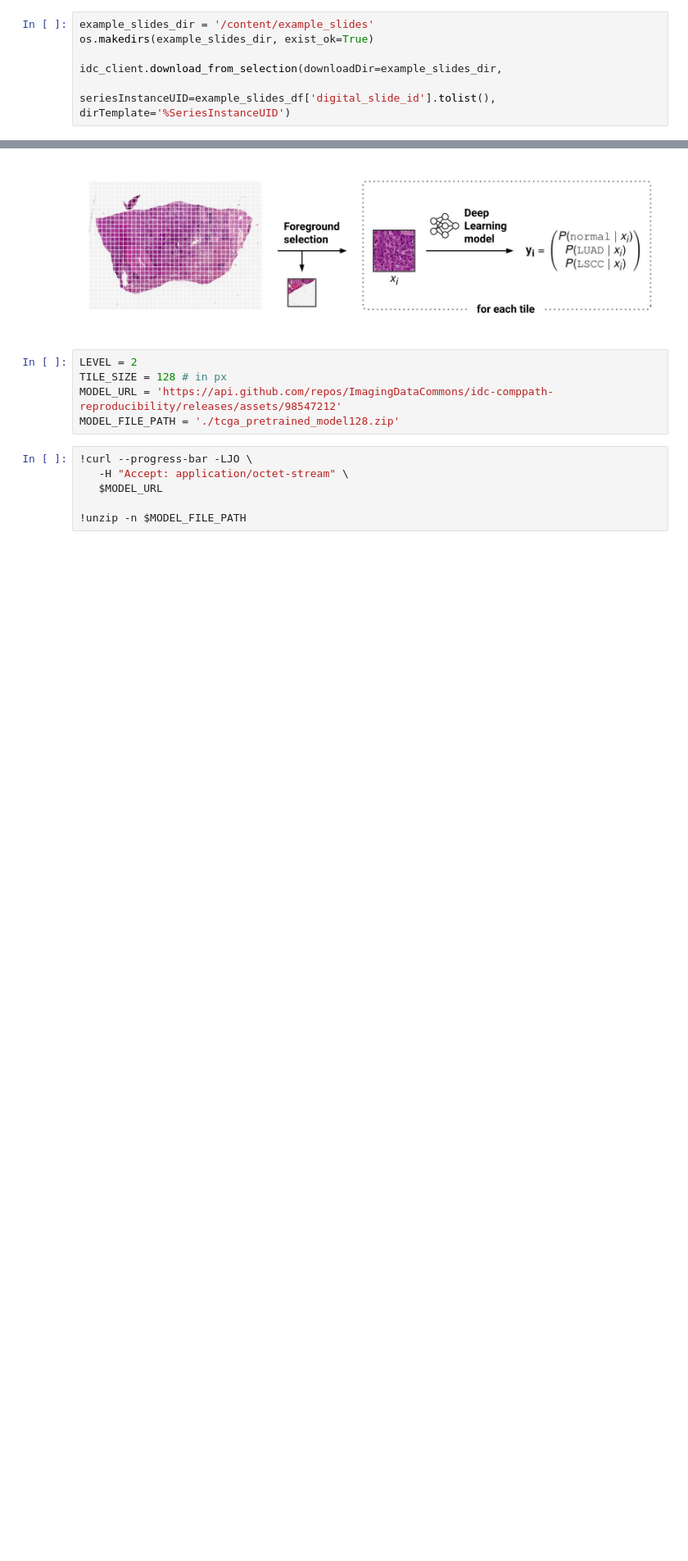
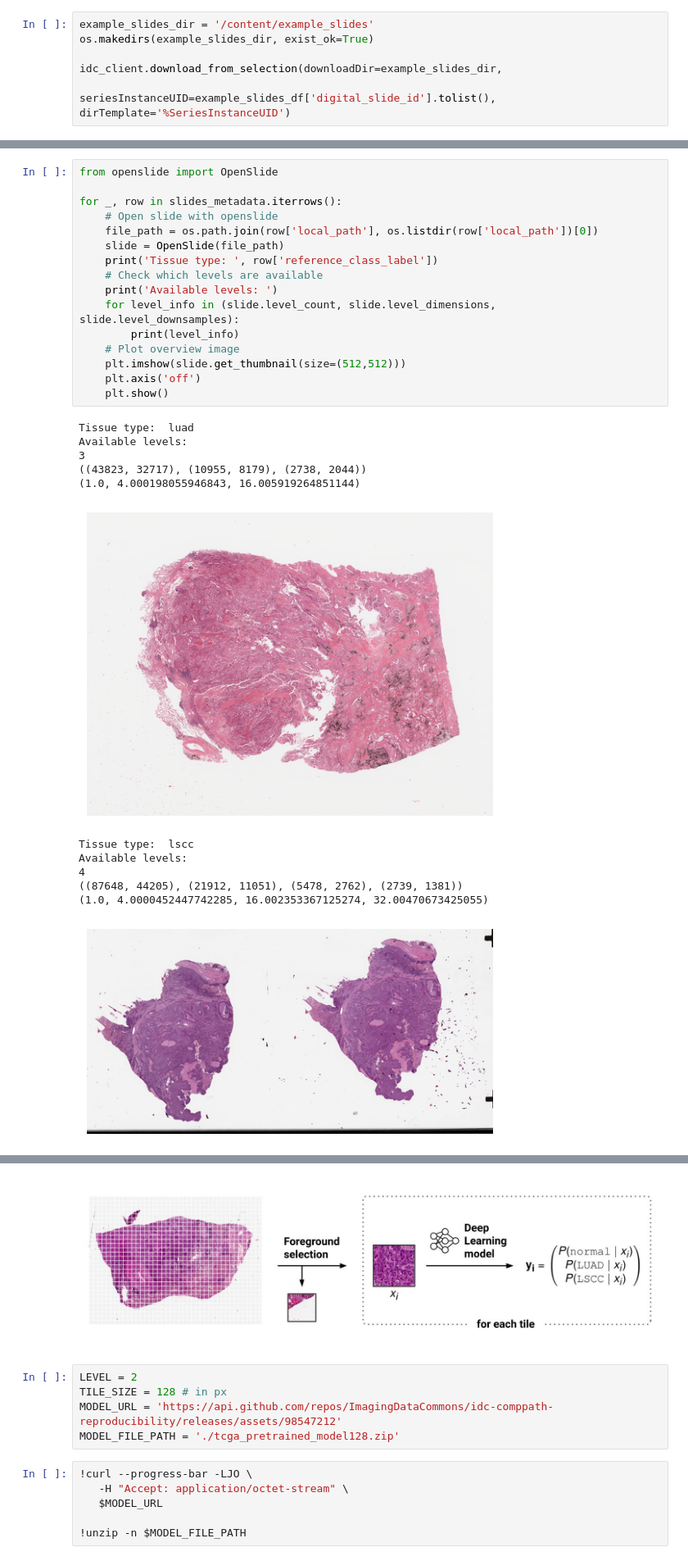
Before and after one commit to ImagingDataCommons/isbi_tutorial_2024, a Jupyter notebook: ISBI_2024_hands_on.ipynb, the cells around one changed output, grey strips where cells are left out. Shown at 82% size. Drawn from its saved outputs; the diff is of its cells as text; blank space fills up the shorter version.

```diff
--- a/ISBI_2024_hands_on.ipynb
+++ b/ISBI_2024_hands_on.ipynb
@@ -119,0 +165,29 @@ for _, row in slides_metadata.iterrows():
+# %%
+from openslide import OpenSlide
+
+for _, row in slides_metadata.iterrows():
+    # Open slide with openslide
+    file_path = os.path.join(row['local_path'], os.listdir(row['local_path'])[0])
+    slide = OpenSlide(file_path)
+    print('Tissue type: ', row['reference_class_label'])
+    # Check which levels are available
+    print('Available levels: ')
+    for level_info in (slide.level_count, slide.level_dimensions, slide.level_downsamples):
+        print(level_info)
+    # Plot overview image
+    plt.imshow(slide.get_thumbnail(size=(512,512)))
+    plt.axis('off')
+    plt.show()
+# %% [output]
+Tissue type:  luad
+Available levels:
+3
+((43823, 32717), (10955, 8179), (2738, 2044))
+(1.0, 4.000198055946843, 16.005919264851144)
+[figure, added]
+Tissue type:  lscc
+Available levels:
+4
+((87648, 44205), (21912, 11051), (5478, 2762), (2739, 1381))
+(1.0, 4.0000452447742285, 16.002353367125274, 32.00470673425055)
+[figure, added]
```
Also changed, not shown: parts of 25 cells of this notebook.
